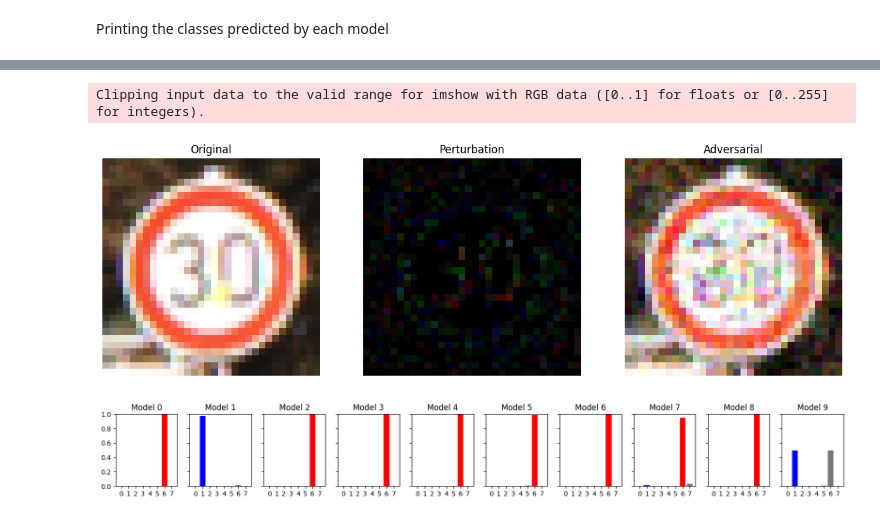
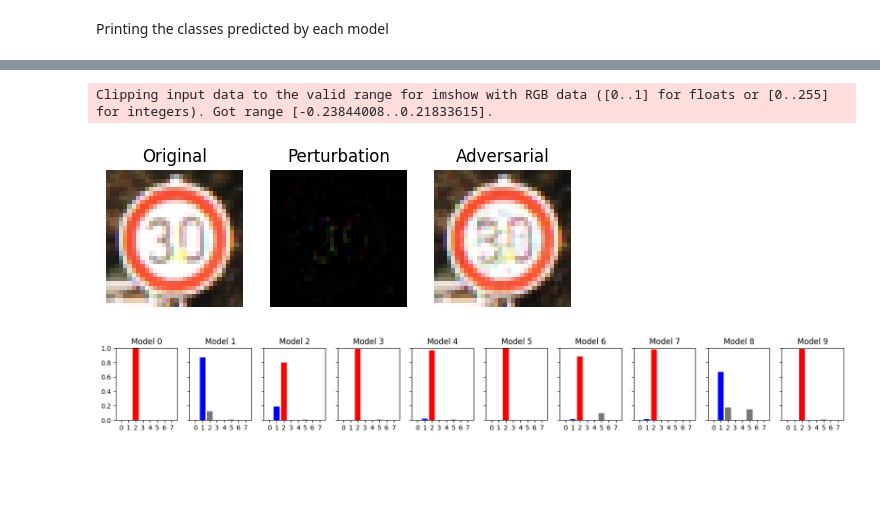
Before and after one commit to Nau3D/Deep-Learning-Course-PyTorch, a Jupyter notebook: 17 - Adversarial attacks.ipynb, the cells around one changed output, grey strips where cells are left out. Cells and saved outputs as stored; diff of their text form; code cells hidden in the pictures; blank space fills up the shorter version.

```diff
--- a/17 - Adversarial attacks.ipynb
+++ b/17 - Adversarial attacks.ipynb
@@ -215,6 +217,8 @@ loss_fn = torch.nn.CrossEntropyLoss()
 def compute_FGSM_perturbation(image, label, model, epsilon):
 
     image.requires_grad = True
+    if image.grad is not None:
+        image.grad.zero_()
     output = model(image)
     loss = loss_fn(output, label)
     model.zero_grad()
@@ -225,7 +231,7 @@ def compute_FGSM_perturbation(image, label, model, epsilon):
 # %%
 epsilon = 0.05
 
-perturbation = compute_FGSM_perturbation(img_tensor, torch.tensor([1]).to(device), models[0], epsilon )
+perturbation = compute_FGSM_perturbation(img_tensor, torch.tensor([class_id]).to(device), models[0], epsilon)
 
 adversarial = img_tensor + perturbation
 # %% [markdown]
@@ -363,6 +365,7 @@ def compute_I_FGSM_adversarial(image, label, targeted, model, iterations, epsilo
         adversarial.requires_grad = True
         output = model(adversarial)
         loss = loss_fn(output, label)
+        model.zero_grad()
         loss.backward()
 
         # compute perturbation
@@ -474,17 +499,21 @@ def L2_proj(delta, epsilon):
         flat = flat * (epsilon / norm)
     return flat.view_as(delta)
 # %%
-def compute_PGD_L2_adversarial(image, label, targeted, model, iterations, epsilon, alpha):
+def compute_PGD_L2_adversarial(image, label, targeted, model, iterations, epsilon, alpha, seed=None):
+
+    # Optional: make the random start deterministic
+    if seed is not None:
+        torch.manual_seed(seed)
+        if torch.cuda.is_available():
+            torch.cuda.manual_seed_all(seed)
 
     original_image = image.detach()
+    adversarial = original_image.clone().detach()
 
-    # random start
-    delta = torch.randn_like(image)
-    norm = torch.norm(delta.reshape(delta.size(0), -1), p=2, dim=1, keepdim=True)
-    r = torch.rand(delta.size(0), 1, 1, 1, device=device)  # shape (1, 1, 1, 1)
-    delta = delta / (norm.view(-1, 1, 1, 1) + 1e-12) * r * epsilon
+    # random start in L2 ball
+    delta = torch.randn_like(adversarial)
+    delta = L2_proj(delta, epsilon)                  # project random noise to L2 ball
     adversarial = torch.clamp(original_image + delta, min=0, max=1).detach()
-
 
     # similar to I-FGSM
     for i in range(iterations):
@@ -494,10 +523,11 @@ def compute_PGD_L2_adversarial(image, label, targeted, model, iterations, epsilo
         loss = loss_fn(output, label)
         loss.backward()
 
-        # compute perturbation
-        grad = adversarial.grad
-        grad_norm = torch.norm(grad.reshape(-1), p = 2)
-        grad_normalized = grad / (grad_norm + 1e-12)
+        # compute perturbation: L2-normalized gradient
+        grad = adversarial.grad.data
+        grad_flat = grad.reshape(grad.size(0), -1)
+        grad_norm = torch.norm(grad_flat, p=2, dim=1, keepdim=True)
+        grad_normalized = (grad_flat / (grad_norm + 1e-12)).view_as(grad)
         perturbation = alpha * grad_normalized
 
         # update adversarial
@@ -506,7 +536,7 @@ def compute_PGD_L2_adversarial(image, label, targeted, model, iterations, epsilo
         else:
             adversarial = adversarial + perturbation
 
-        # Project the delta relative to the original image
+        # clamp update relative to the original image (L2 projection + pixel clamp)
         delta = adversarial - original_image
         delta = L2_proj(delta, epsilon)
         adversarial = torch.clamp(original_image + delta, min=0, max=1).detach()
@@ -514,16 +544,20 @@ def compute_PGD_L2_adversarial(image, label, targeted, model, iterations, epsilo
     return adversarial, delta
 # %%
 #converting from epsilon used in the L_inf version to the equivalent epsilon in L_2
-epsilon_Linf = 0.15
+epsilon_Linf = 0.03
 epsilon = epsilon_Linf * np.sqrt(3 * 32 * 32)
-alpha = epsilon/10
+alpha = epsilon / 10
 
-adversarial, perturbation = compute_PGD_L2_adversarial(img_tensor, torch.tensor([6]).to(device), True, models[0], 200, epsilon, 0.05)
+target_class = 2
+
+adversarial, perturbation = compute_PGD_L2_adversarial(img_tensor,
+                                                       torch.tensor([target_class]).to(device),
+                                                       True, models[0], 200, epsilon, alpha, seed = 42)
 
 plot_adversarial(img_tensor, perturbation, adversarial)
 
 plot_predictions(adversarial, models, 1)
 # %% [output]
-Clipping input data to the valid range for imshow with RGB data ([0..1] for floats or [0..255] for integers).
+Clipping input data to the valid range for imshow with RGB data ([0..1] for floats or [0..255] for integers). Got range [-0.23844008..0.21833615].
-[figure, old version]
+[figure, new version]
-[figure, old version]
+[figure, new version]
```
Also changed, not shown: parts of 52 cells of this notebook, 15 other files.
